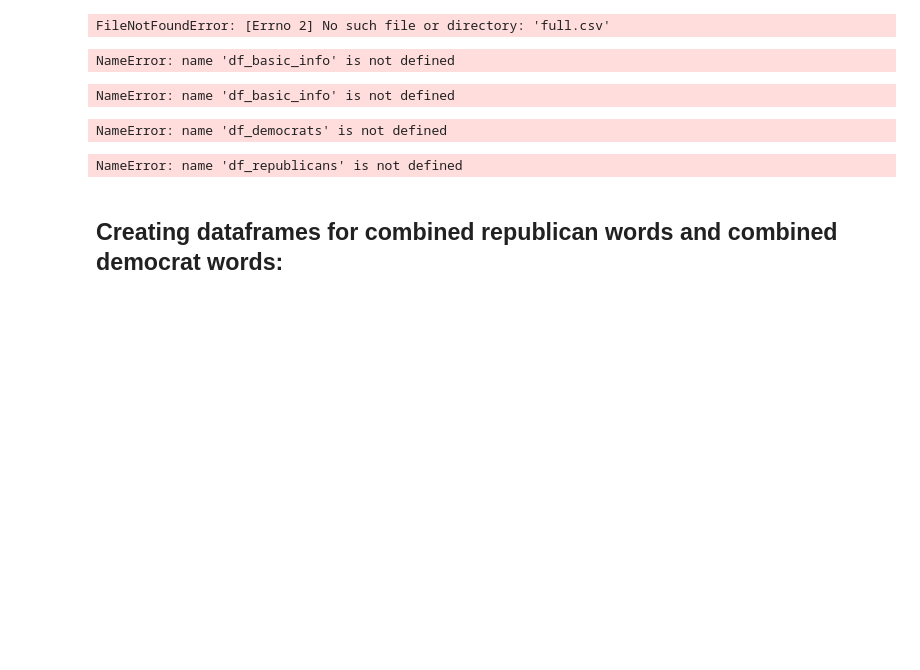
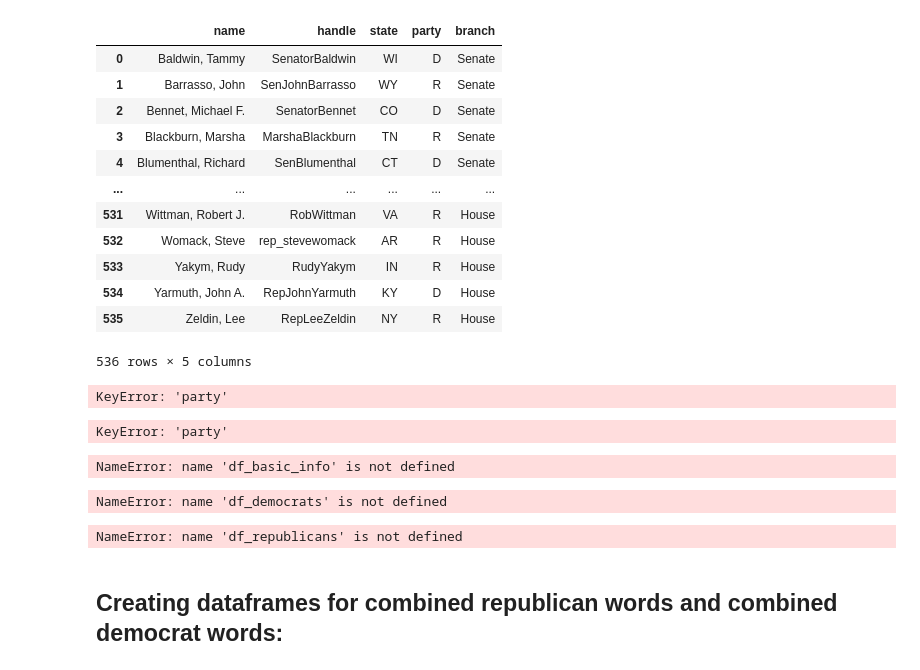
Before and after one commit to maiahalle/DS105-Project, a Jupyter notebook: creating_dataframes.ipynb, the cells around one changed output. Drawn from its saved outputs; the diff is of its cells as text; code cells hidden in the pictures; blank space fills up the shorter version.

```diff
--- a/creating_dataframes.ipynb
+++ b/creating_dataframes.ipynb
@@ -1,13 +1,31 @@
 # %%
 import pandas as pd
 # %%
-df_basic_info = pd.read_csv("full.csv") # dataframe with name, state, party, handle, 438 rows
+df_basic_info = pd.read_csv("reptweets.csv") # dataframe with name, state, party, handle, 438 rows
-# %% [output]
-FileNotFoundError: [Errno 2] No such file or directory: 'full.csv'
+# %%
+df_basic_info
+# %% [output]
+|  | name | handle | state | party | branch |
+| 0 | Baldwin, Tammy | SenatorBaldwin | WI | D | Senate |
+| 1 | Barrasso, John | SenJohnBarrasso | WY | R | Senate |
+| 2 | Bennet, Michael F. | SenatorBennet | CO | D | Senate |
+| 3 | Blackburn, Marsha | MarshaBlackburn | TN | R | Senate |
+| 4 | Blumenthal, Richard | SenBlumenthal | CT | D | Senate |
+| ... | ... | ... | ... | ... | ... |
+| 531 | Wittman, Robert J. | RobWittman | VA | R | House |
+| 532 | Womack, Steve | rep_stevewomack | AR | R | House |
+| 533 | Yakym, Rudy | RudyYakym | IN | R | House |
+| 534 | Yarmuth, John A. | RepJohnYarmuth | KY | D | House |
+| 535 | Zeldin, Lee | RepLeeZeldin | NY | R | House |
+536 rows × 5 columns
+# %%
+df_basic_info.loc[df_basic_info['party'] == 'D']
+# %% [output]
+KeyError: 'party'
 # %%
-df_democrats = df_basic_info.loc[(df_basic_info['Party'] == "D")] # dataframe with name, state, party, handle for democrats only, 224 rows
+df_democrats = df_basic_info.loc[(df_basic_info['party'] == "D")] # dataframe with name, state, party, handle for democrats only, 224 rows
 # %% [output]
-NameError: name 'df_basic_info' is not defined
+KeyError: 'party'
 # %%
 df_republicans = df_basic_info.loc[(df_basic_info['Party'] == "R")] # dataframe with name, state, party, handle for republicans only, 214 rows
 # %% [output]
```
Also changed, not shown: 2 other files.
